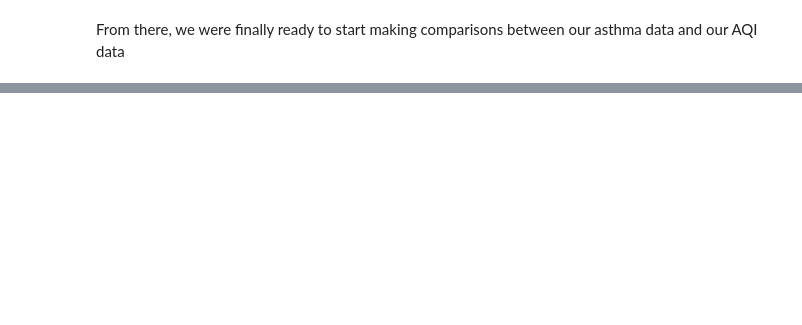
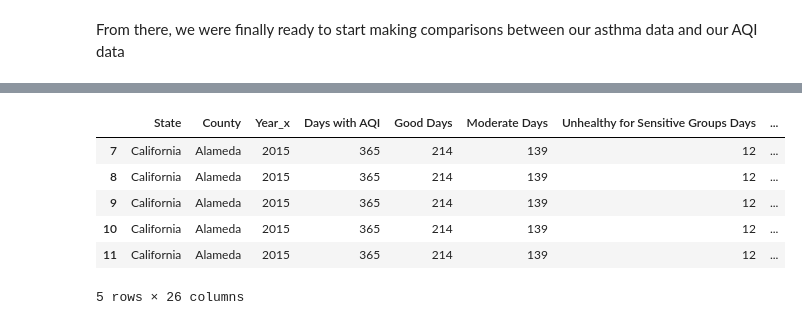
Before and after one commit to ENVS110a-SP23/group5-project, a Jupyter notebook: DataVisualization.ipynb, the cells around one changed output, grey strips where cells are left out. Saved outputs shown, nothing was run; the diff lists cells and outputs as text; code cells hidden in the pictures; blank space fills up the shorter version.

```diff
--- a/DataVisualization.ipynb
+++ b/DataVisualization.ipynb
@@ -108,17 +131,28 @@ All ages
 
 65+ years
 # %%
-asthmaAQI_017 = asthmaAQI.loc[asthmaAQI['Group']=='0 17 years',:].reset_index(drop=True)
-asthmaAQI_18up = asthmaAQI.loc[asthmaAQI['Group']=='18+ years',:].reset_index(drop=True)
-asthmaAQI_04 = asthmaAQI.loc[asthmaAQI['Group']=='0 4 years',:].reset_index(drop=True)
-asthmaAQI_517 = asthmaAQI.loc[asthmaAQI['Group']=='5 17 years',:].reset_index(drop=True)
-asthmaAQI_1864 = asthmaAQI.loc[asthmaAQI['Group']=='18 64 years',:].reset_index(drop=True)
-asthmaAQI_65up = asthmaAQI.loc[asthmaAQI['Group']=='65+ years',:].reset_index(drop=True)
+#ages 0-17
+aa172015 = asthmaAQI.loc[asthmaAQI2015['Group']=='0 17 years',:].reset_index(drop=True)
+aa172016 = asthmaAQI.loc[asthmaAQI2016['Group']=='0 17 years',:].reset_index(drop=True)
 
-print(asthmaAQI_017['Group'])
-print(asthmaAQI_18up['Group'])
-print(asthmaAQI_04['Group'])
-print(asthmaAQI_517['Group'])
-print(asthmaAQI_1864['Group'])
-print(asthmaAQI_65up['Group'])
+#ages 18 and up
+aa18 = asthmaAQI.loc[asthmaAQI['Group']=='18+ years',:].reset_index(drop=True)
+
+#ages 0-4
+aa04 = asthmaAQI.loc[asthmaAQI['Group']=='0 4 years',:].reset_index(drop=True)
+
+#ages 5-17
+aa517 = asthmaAQI.loc[asthmaAQI['Group']=='5 17 years',:].reset_index(drop=True)
+
+#ages 18-64
+aa1864 = asthmaAQI.loc[asthmaAQI['Group']=='18 64 years',:].reset_index(drop=True)
+
+#ages 65 and up
+aa65up = asthmaAQI.loc[asthmaAQI['Group']=='65+ years',:].reset_index(drop=True)
+
+#making an all ages category too because I think it will make the code clearer later
+allages = asthmaAQI
+
+print(aa17['Group'])
+aa17.head()
 # %% [output]
@@ -210,0 +176,10 @@ KeyError: 'Good Days'
+# %%
+allages.head()
+# %% [output]
+|  | State | County | Year_x | Days with AQI | Good Days | Moderate Days | Unhealthy for Sensitive Groups Days | ... |
+| 7 | California | Alameda | 2015 | 365 | 214 | 139 | 12 | ... |
+| 8 | California | Alameda | 2015 | 365 | 214 | 139 | 12 | ... |
+| 9 | California | Alameda | 2015 | 365 | 214 | 139 | 12 | ... |
+| 10 | California | Alameda | 2015 | 365 | 214 | 139 | 12 | ... |
+| 11 | California | Alameda | 2015 | 365 | 214 | 139 | 12 | ... |
+5 rows × 26 columns
```
Also changed, not shown: parts of 12 cells of this notebook, 3 other files.
